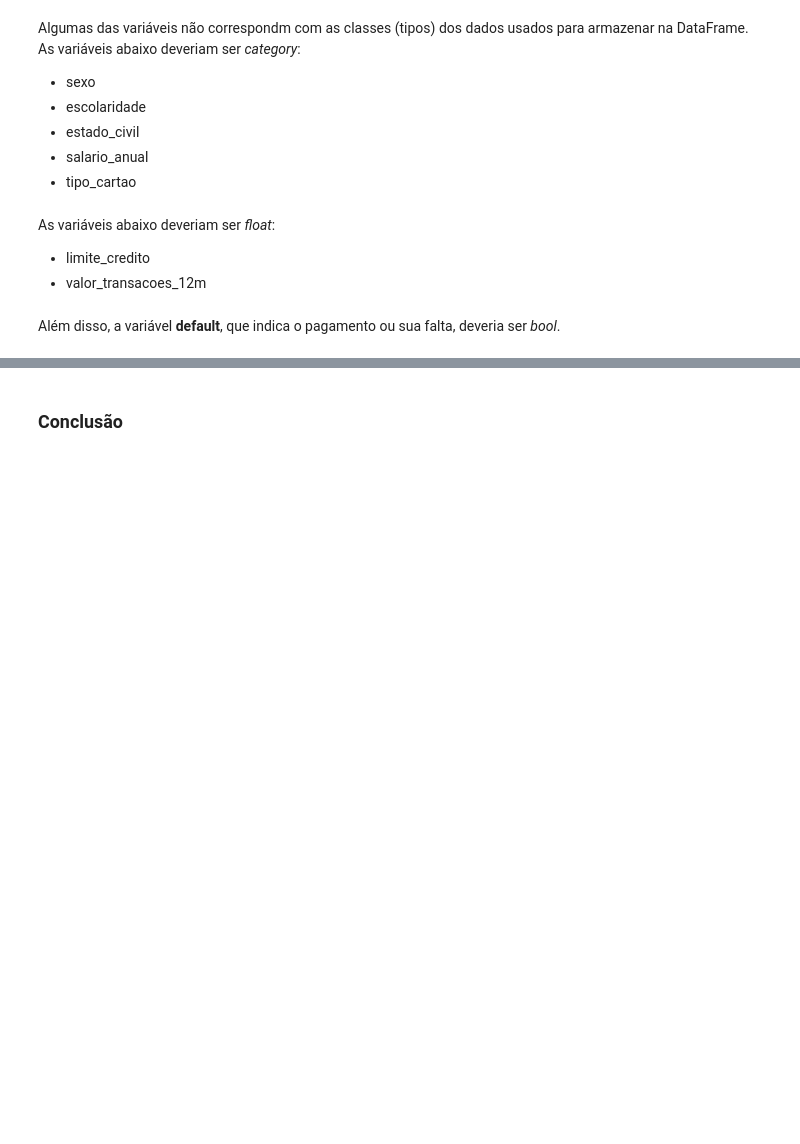
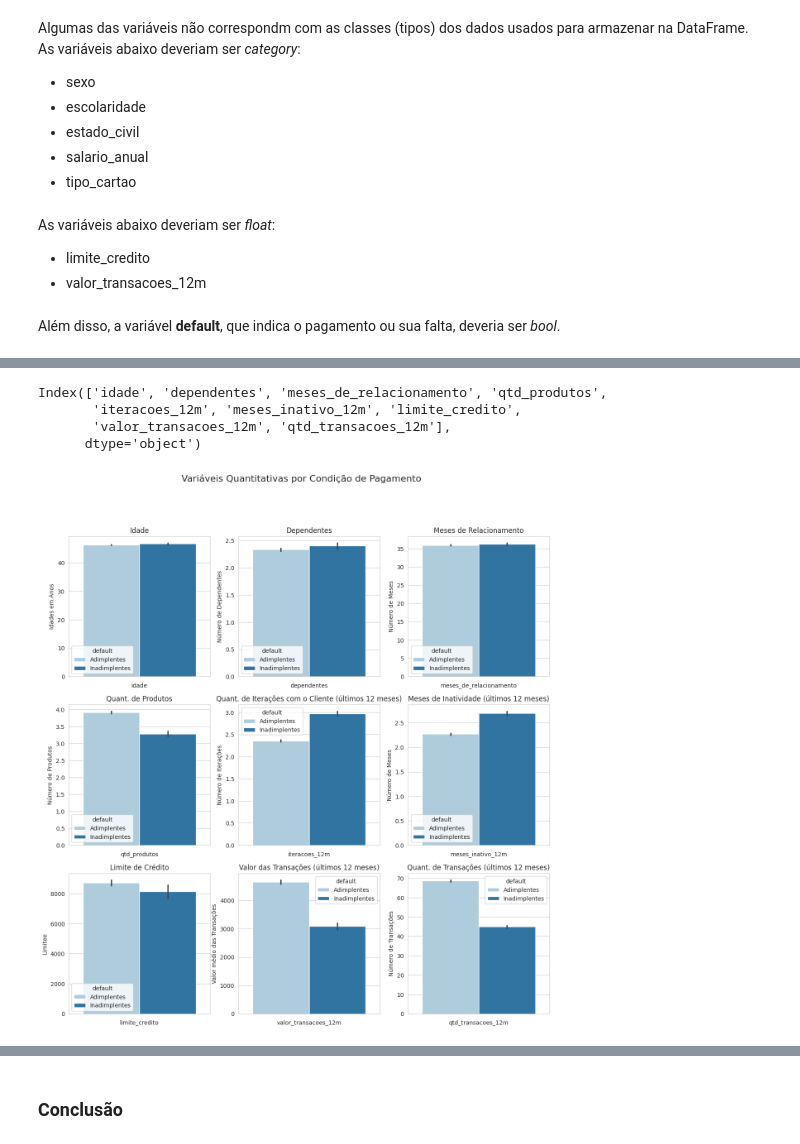
Before and after one commit to gfsilveira/ebac, a Jupyter notebook: 03-Cientista de Dados/01-Python/Módulo_11/01_Exercício_módulo_11_2024-02-06.ipynb, the cells around one changed output, grey strips where cells are left out. Drawn from its saved outputs; the diff is of its cells as text; code cells hidden in the pictures; blank space fills up the shorter version.

```diff
--- a/03-Cientista de Dados/01-Python/Módulo_11/01_Exercício_módulo_11_2024-02-06.ipynb
+++ b/03-Cientista de Dados/01-Python/Módulo_11/01_Exercício_módulo_11_2024-02-06.ipynb
@@ -316,0 +187,3 @@ df.select_dtypes(exclude=['int64', "float64"]).head()
+# %%
+# Importando conjunto de dados estruturado
+df = load('df_2024-02-09')
@@ -316,0 +192,5 @@ df.select_dtypes(exclude=['int64', "float64"]).head()
+# %%
+# Medidas resumo das variáveis quantitativas
+include = ['int64', "float64"]
+
+df.iloc[:,1:].select_dtypes(include=include).describe().T
@@ -316,0 +241,9 @@ df.select_dtypes(exclude=['int64', "float64"]).head()
+# %%
+# Objeto que contêm o nome das variáveis quantitativas
+colunas_quantitativas = df.iloc[:,1:].select_dtypes(include=include).columns
+colunas_quantitativas
+# %% [output]
+Index(['idade', 'dependentes', 'meses_de_relacionamento', 'qtd_produtos',
+       'iteracoes_12m', 'meses_inativo_12m', 'limite_credito',
+       'valor_transacoes_12m', 'qtd_transacoes_12m'],
+      dtype='object')
@@ -316,0 +316,15 @@ df.select_dtypes(exclude=['int64', "float64"]).head()
+# %%
+# Plotagem dos gráficos com as variáveis quantitativas
+sns.set_style('whitegrid')
+
+figura, eixos = plt.subplots(3,3, figsize=(15,15))
+
+plt.suptitle('Variáveis Quantitativas por Condição de Pagamento', size=16)
+
+for valores in variavveis_para_grafico:
+  grafico_barras_quantitativo(**valores)
+
+# plt.savefig("variaveis_quantitativas_2024-02-09.png", dpi=300, bbox_inches='tight', )
+plt.show()
+# %% [output]
+[figure, added]
```
Also changed, not shown: parts of 48 cells of this notebook, 3 other files.
